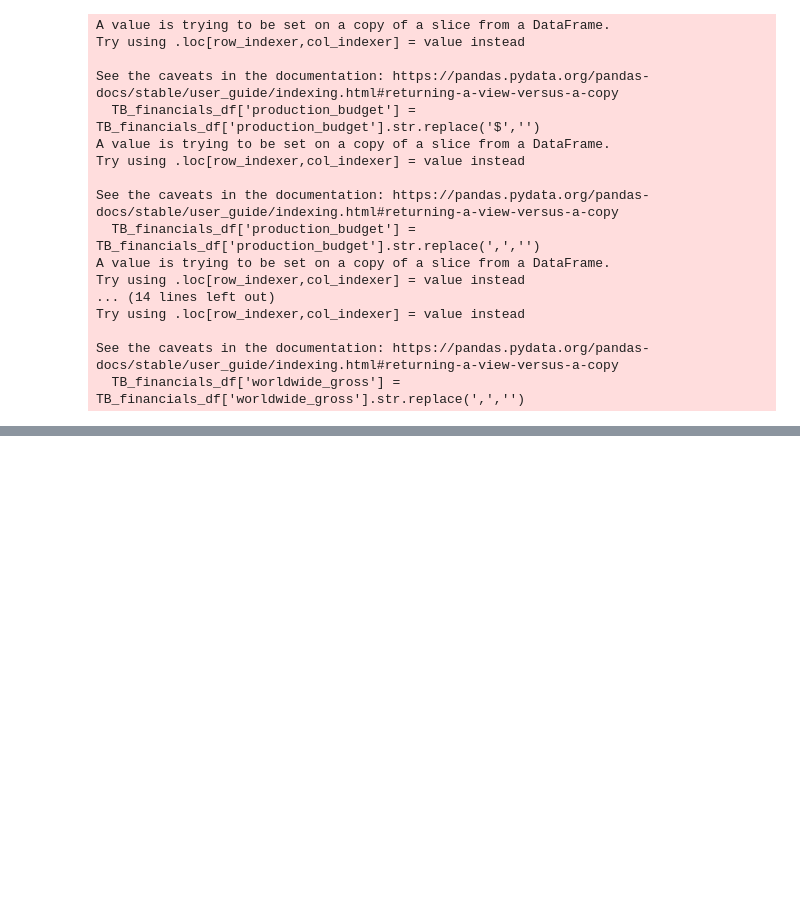
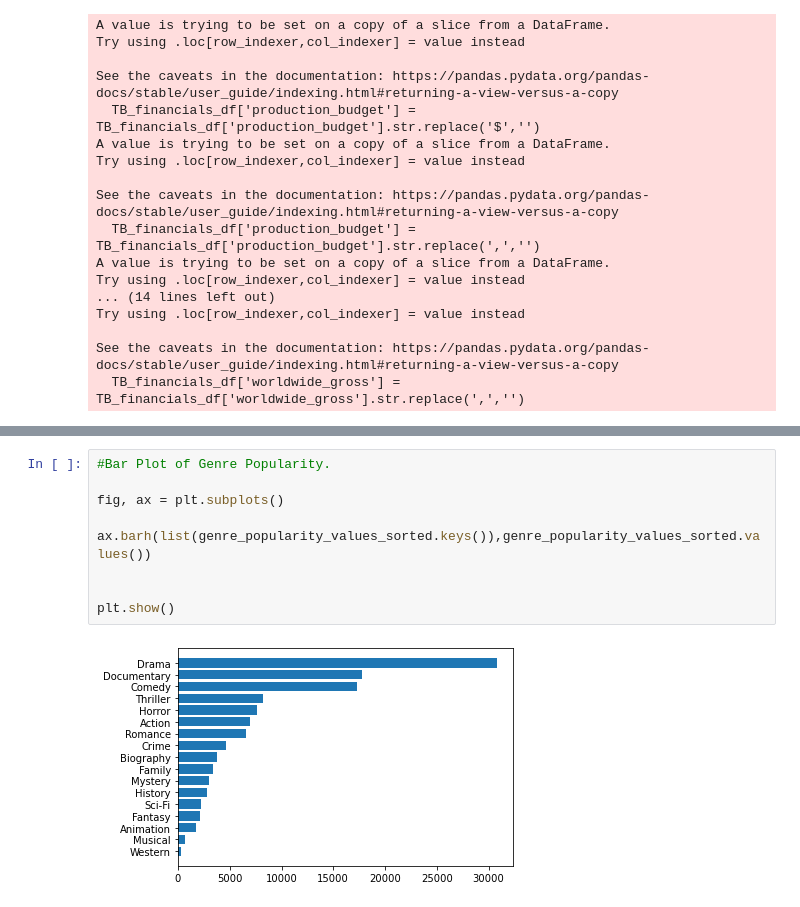
Before and after one commit to Meir-Alelov/Movie-Data-Analysis-and-Recs, a Jupyter notebook: Meir_notebook.ipynb, the cells around one changed output, grey strips where cells are left out. Drawn from its saved outputs; the diff is of its cells as text; blank space fills up the shorter version.

```diff
--- a/Meir_notebook.ipynb
+++ b/Meir_notebook.ipynb
@@ -199,0 +773,11 @@ please work
+# %%
+#Bar Plot of Genre Popularity.
+
+fig, ax = plt.subplots()
+
+ax.barh(list(genre_popularity_values_sorted.keys()),genre_popularity_values_sorted.values())
+
+
+plt.show()
+# %% [output]
+[figure, added]
```
Also changed, not shown: parts of 120 cells of this notebook.
